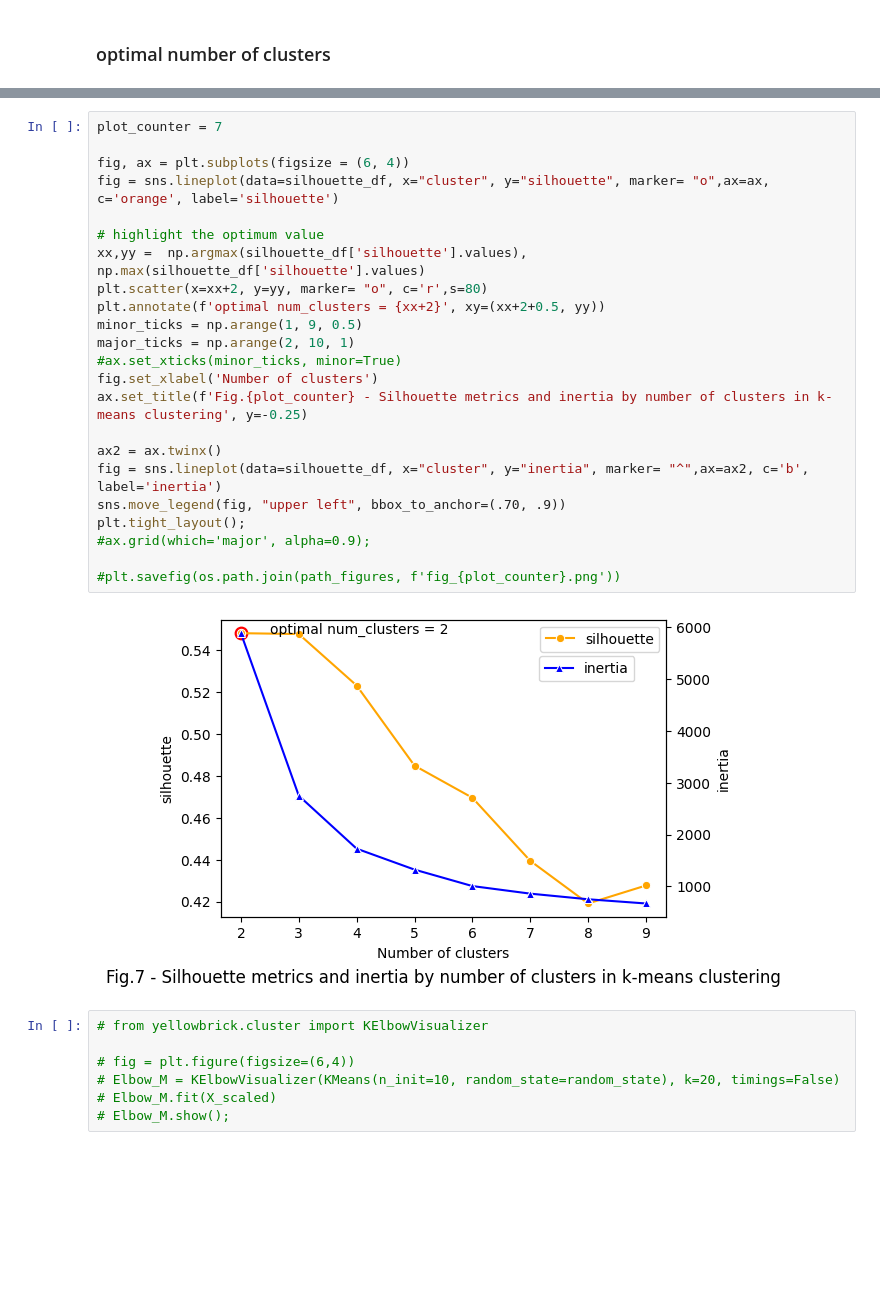
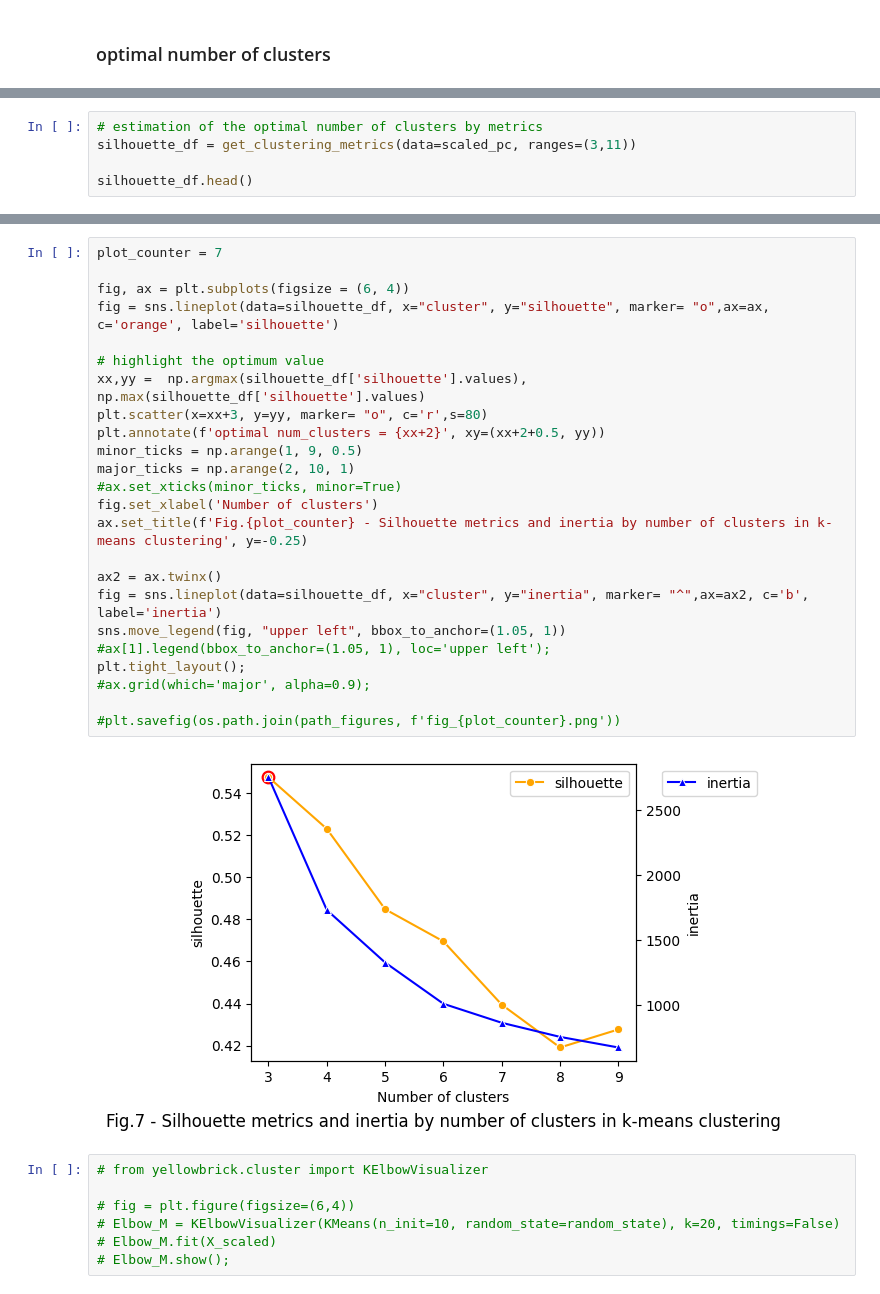
Before and after one commit to Alex1iv/web_shop_customers_segmentation, a Jupyter notebook: notebooks/webshop_segmentation.ipynb, the cells around one changed output, grey strips where cells are left out. Saved outputs shown, nothing was run; the diff lists cells and outputs as text; blank space fills up the shorter version.

Commit message:
upd clustering metrics

```diff
--- a/notebooks/webshop_segmentation.ipynb
+++ b/notebooks/webshop_segmentation.ipynb
@@ -668,0 +675,5 @@ silhouette_df.head()
+# %%
+# estimation of the optimal number of clusters by metrics
+silhouette_df = get_clustering_metrics(data=scaled_pc, ranges=(3,11))
+
+silhouette_df.head()
@@ -669,28 +743,29 @@ silhouette_df.head()
 # %%
 plot_counter = 7
 
 fig, ax = plt.subplots(figsize = (6, 4))
 fig = sns.lineplot(data=silhouette_df, x="cluster", y="silhouette", marker= "o",ax=ax, c='orange', label='silhouette')
 
 # highlight the optimum value
 xx,yy =  np.argmax(silhouette_df['silhouette'].values), np.max(silhouette_df['silhouette'].values)
-plt.scatter(x=xx+2, y=yy, marker= "o", c='r',s=80)
+plt.scatter(x=xx+3, y=yy, marker= "o", c='r',s=80)
 plt.annotate(f'optimal num_clusters = {xx+2}', xy=(xx+2+0.5, yy))
 minor_ticks = np.arange(1, 9, 0.5)
 major_ticks = np.arange(2, 10, 1)
 #ax.set_xticks(minor_ticks, minor=True)
 fig.set_xlabel('Number of clusters')
 ax.set_title(f'Fig.{plot_counter} - Silhouette metrics and inertia by number of clusters in k-means clustering', y=-0.25)
 
 ax2 = ax.twinx()
 fig = sns.lineplot(data=silhouette_df, x="cluster", y="inertia", marker= "^",ax=ax2, c='b', label='inertia')
-sns.move_legend(fig, "upper left", bbox_to_anchor=(.70, .9))
+sns.move_legend(fig, "upper left", bbox_to_anchor=(1.05, 1))
+#ax[1].legend(bbox_to_anchor=(1.05, 1), loc='upper left');
 plt.tight_layout();
 #ax.grid(which='major', alpha=0.9);
 
 #plt.savefig(os.path.join(path_figures, f'fig_{plot_counter}.png'))
 # %% [output]
-[figure, old version]
+[figure, new version]
 # %%
 # from yellowbrick.cluster import KElbowVisualizer
 
```
Also changed, not shown: parts of 11 cells of this notebook, 1 other file.
